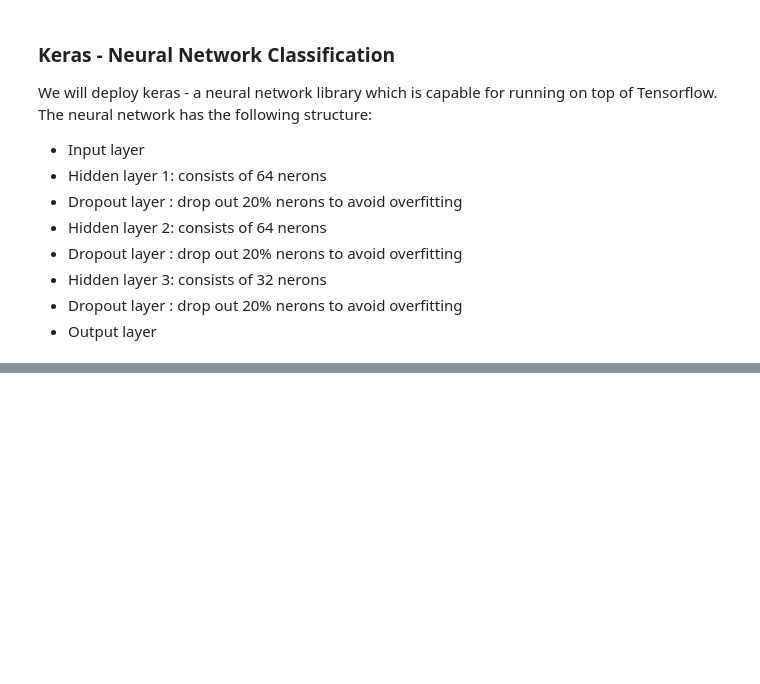
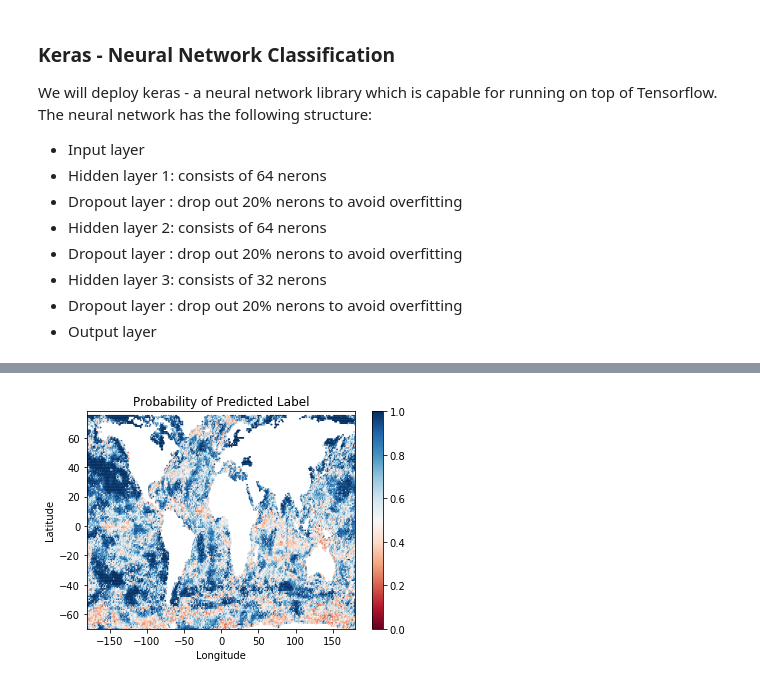
Before and after one commit to joyceyuu/sea, a Jupyter notebook: Keras Lithology.ipynb, the cells around one changed output, grey strips where cells are left out. Drawn from its saved outputs; the diff is of its cells as text; code cells hidden in the pictures; blank space fills up the shorter version.

```diff
--- a/Keras Lithology.ipynb
+++ b/Keras Lithology.ipynb
@@ -208,0 +209,5 @@ Accuracy = 0.6338142920970328
+# %%
+prob = np.max(result, axis=1)
+draw_global(lon, lat, prob, "Probability of Predicted Label", cmap='RdBu', vmin=0, vmax=1)
+# %% [output]
+[figure, added]
```
Also changed, not shown: parts of 8 cells of this notebook.
